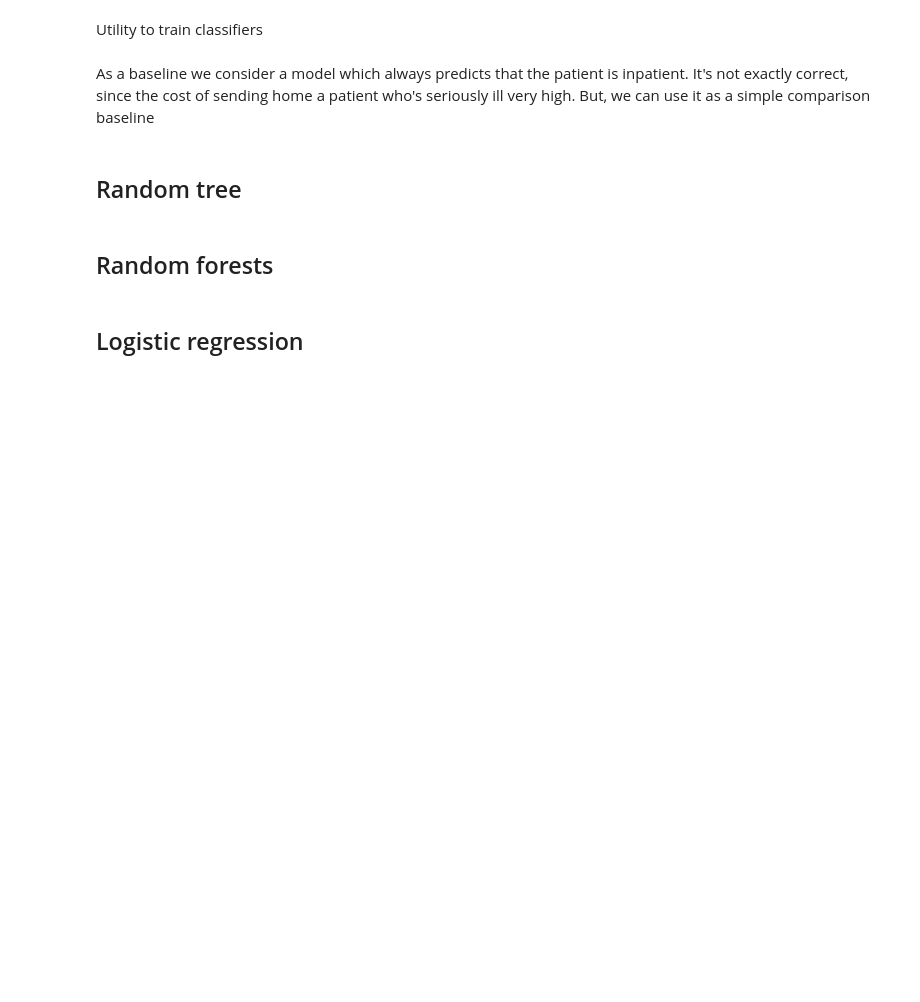
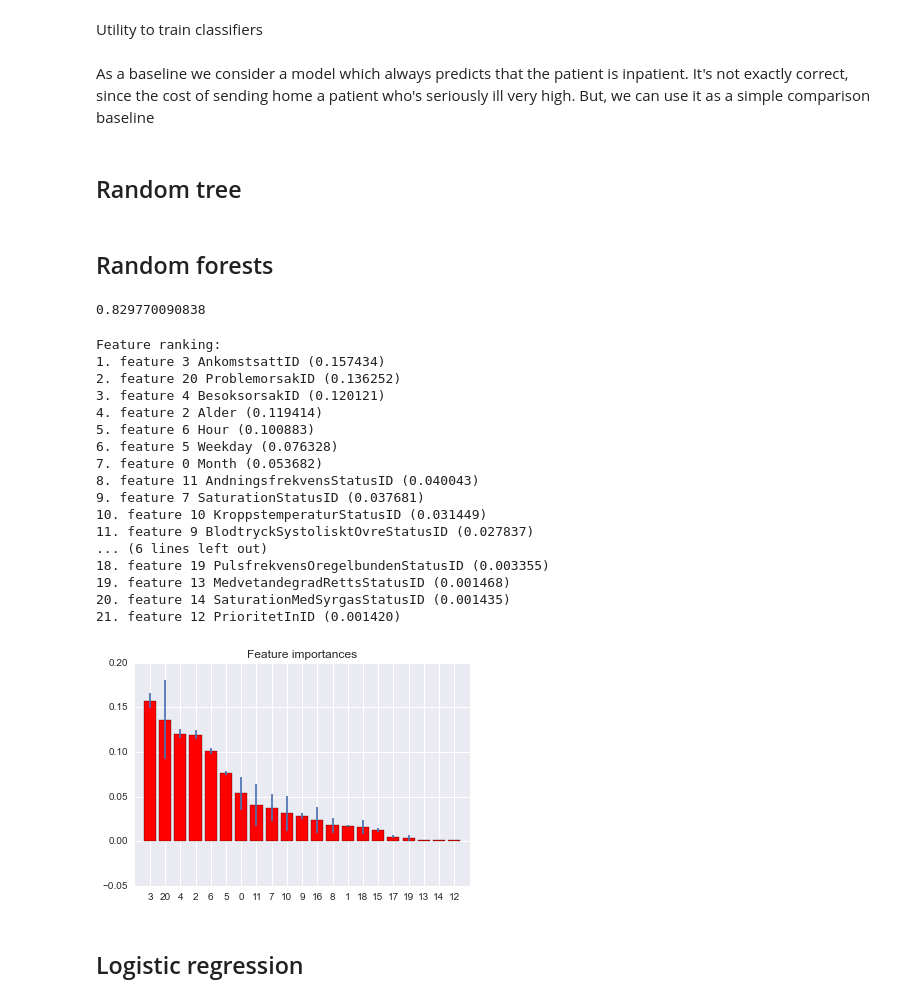
Before and after one commit to solomatov/cs109-project, a Jupyter notebook: ER.ipynb, the cells around one changed output. Cells and saved outputs as stored; diff of their text form; code cells hidden in the pictures; blank space fills up the shorter version.

```diff
--- a/ER.ipynb
+++ b/ER.ipynb
@@ -549,7 +549,52 @@ print dt_score
 ## Random forests
 # %%
 rf, rf_score = train(ensemble.RandomForestClassifier(class_weight='subsample'))
-print rf.feature_importances_
+#print rf.feature_importances_
 print rf_score
+# %% [output]
+0.829770090838
+# %%
+
+importances = rf.feature_importances_
+std = np.std([tree.feature_importances_ for tree in rf.estimators_],
+             axis=0)
+indices = np.argsort(importances)[::-1]
+
+
+fnames = train_data_in.columns.values.tolist()
+# Print the feature ranking
+print("Feature ranking:")
+
+
+for f in range(train_data_in.shape[1]):
+    print("%d. feature %d %s (%f)" % (f + 1, indices[f], fnames[f],importances[indices[f]]))
+
+# Plot the feature importances of the forest
+plt.figure()
+plt.title("Feature importances")
+plt.bar(range(train_data_in.shape[1]), importances[indices],
+       color="r", yerr=std[indices], align="center")
+plt.xticks(range(train_data_in.shape[1]), indices)
+plt.xlim([-1, train_data_in.shape[1]])
+plt.show()
+# %% [output]
+Feature ranking:
+1. feature 3 AnkomstsattID (0.157434)
+2. feature 20 ProblemorsakID (0.136252)
+3. feature 4 BesoksorsakID (0.120121)
+4. feature 2 Alder (0.119414)
+5. feature 6 Hour (0.100883)
+6. feature 5 Weekday (0.076328)
+7. feature 0 Month (0.053682)
+8. feature 11 AndningsfrekvensStatusID (0.040043)
+9. feature 7 SaturationStatusID (0.037681)
+10. feature 10 KroppstemperaturStatusID (0.031449)
+11. feature 9 BlodtryckSystolisktOvreStatusID (0.027837)
+... (6 lines left out)
+18. feature 19 PulsfrekvensOregelbundenStatusID (0.003355)
+19. feature 13 MedvetandegradRettsStatusID (0.001468)
+20. feature 14 SaturationMedSyrgasStatusID (0.001435)
+21. feature 12 PrioritetInID (0.001420)
+[figure, added]
 # %% [markdown]
 ## Logistic regression
```
Also changed, not shown: parts of 1 cell of this notebook.
